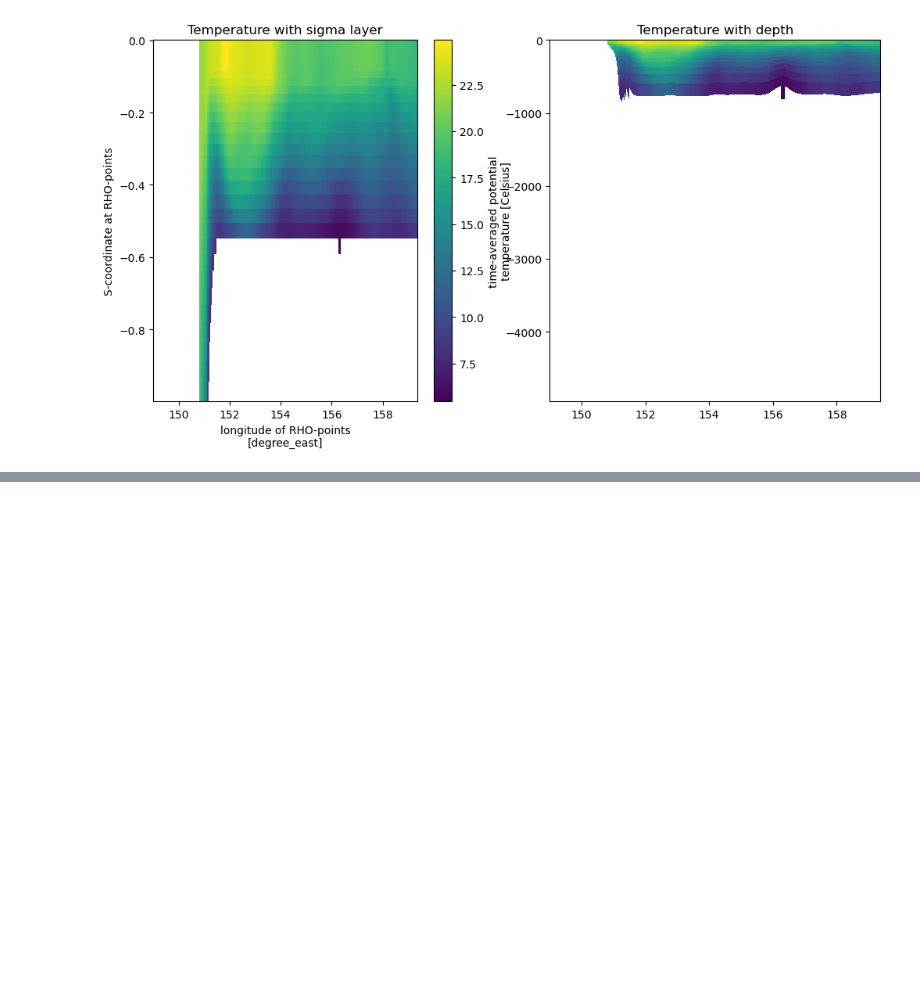
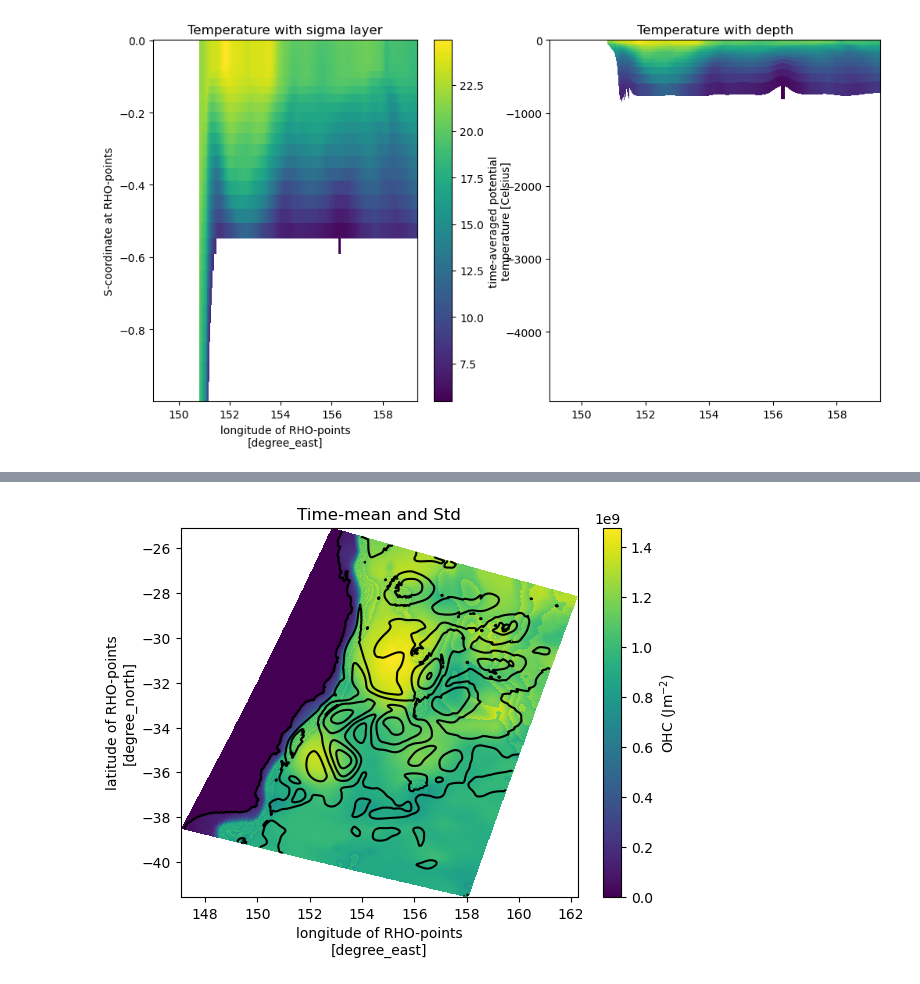
Before and after one commit to ACCESS-Community-Hub/coastal-commons, a Jupyter notebook: Recipes/OHC_calculation.ipynb, the cells around one changed output, grey strips where cells are left out. Saved outputs shown, nothing was run; the diff lists cells and outputs as text; code cells hidden in the pictures; blank space fills up the shorter version.

```diff
--- a/Recipes/OHC_calculation.ipynb
+++ b/Recipes/OHC_calculation.ipynb
@@ -62,0 +85,11 @@ ohc
+# %%
+# Calculating the time-mean and std
+ohc_mean = ohc.mean('ocean_time')
+ohc_std = ohc.std('ocean_time')
+
+pt = ohc_mean.plot(x='lon_rho', y='lat_rho')
+ohc_std.plot.contour(x='lon_rho', y='lat_rho', colors='k')
+plt.title('Time-mean and Std')
+pt.colorbar.set_label('OHC (Jm$^{-2}$)')
+# %% [output]
+[figure, added]
```
Also changed, not shown: parts of 9 cells of this notebook.
